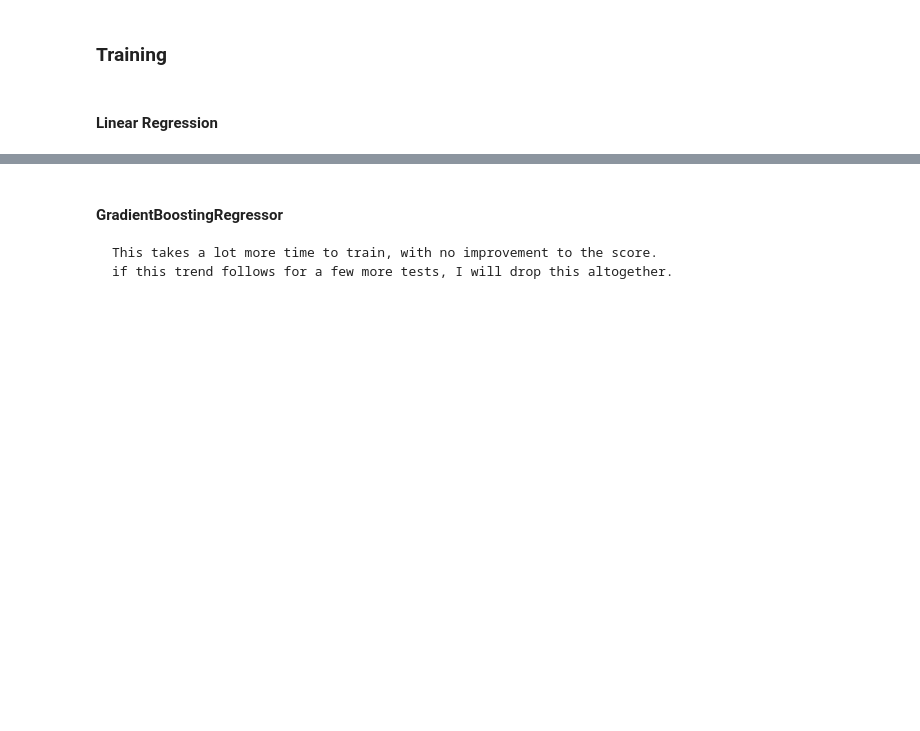
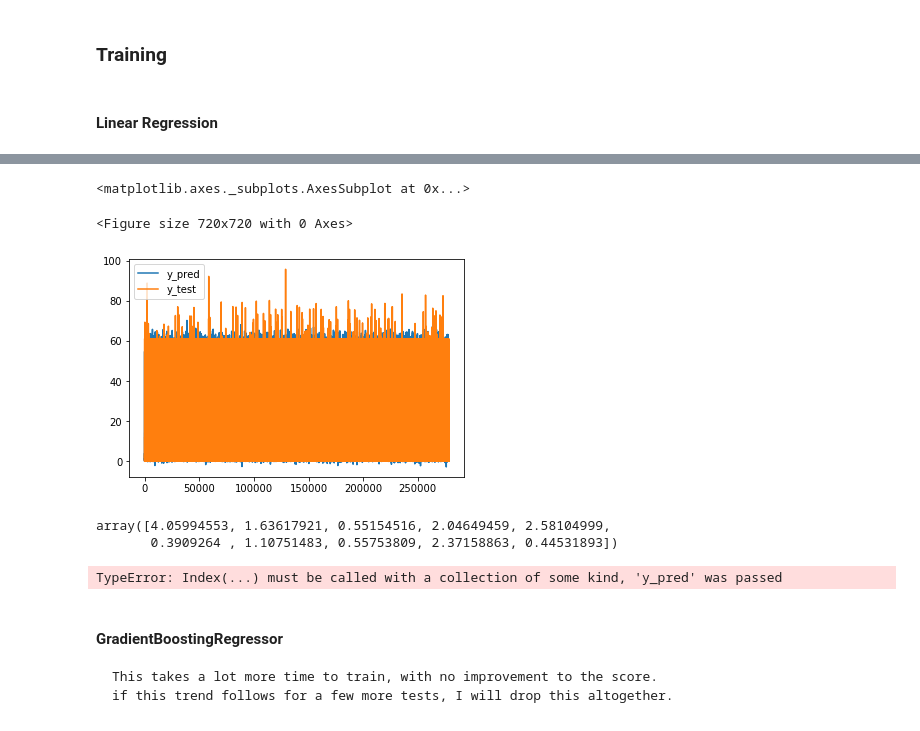
Before and after one commit to shiva-kumarj/CPM-prediction-with-MiQ, a Jupyter notebook: code/CPM_model training.ipynb, the cells around one changed output, grey strips where cells are left out. Drawn from its saved outputs; the diff is of its cells as text; code cells hidden in the pictures; blank space fills up the shorter version.

Commit message:
base-model-1

```diff
--- a/code/CPM_model training.ipynb
+++ b/code/CPM_model training.ipynb
@@ -337,3 +396,27 @@ MSE on train: 9.810926768001544
+# %%
+y_pred = model.predict(X_test)
+# %%
+y_pred = list(y_pred)
+y_test = list(y_test)
+dict_test = {'y_pred': y_pred, 'y_test':y_test}
+
+plot_this = pd.DataFrame(dict_test)
+# %%
+plt.figure(figsize=(10, 10))
+plot_this.plot.line()
+# %% [output]
+<matplotlib.axes._subplots.AxesSubplot at 0x...>
+<Figure size 720x720 with 0 Axes>
+[figure, added]
+# %%
+y_pred[:10]
+# %% [output]
+array([4.05994553, 1.63617921, 0.55154516, 2.04649459, 2.58104999,
+       0.3909264 , 1.10751483, 0.55753809, 2.37158863, 0.44531893])
+# %%
+pred_data = pd.DataFrame(data = y_pred, columns='y_pred')
+# %% [output]
+TypeError: Index(...) must be called with a collection of some kind, 'y_pred' was passed
 # %% [markdown]
 #### GradientBoostingRegressor
     This takes a lot more time to train, with no improvement to the score.
```
Also changed, not shown: parts of 11 cells of this notebook.
